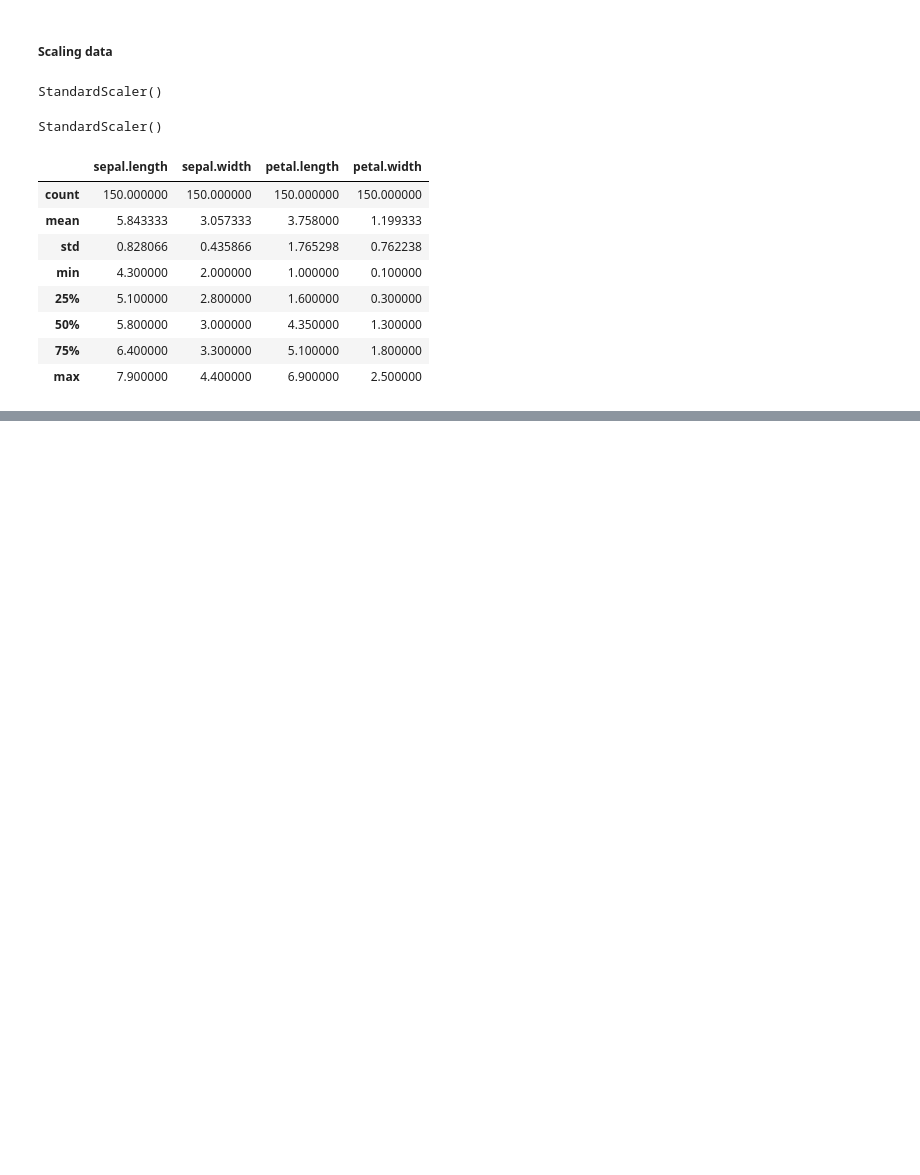
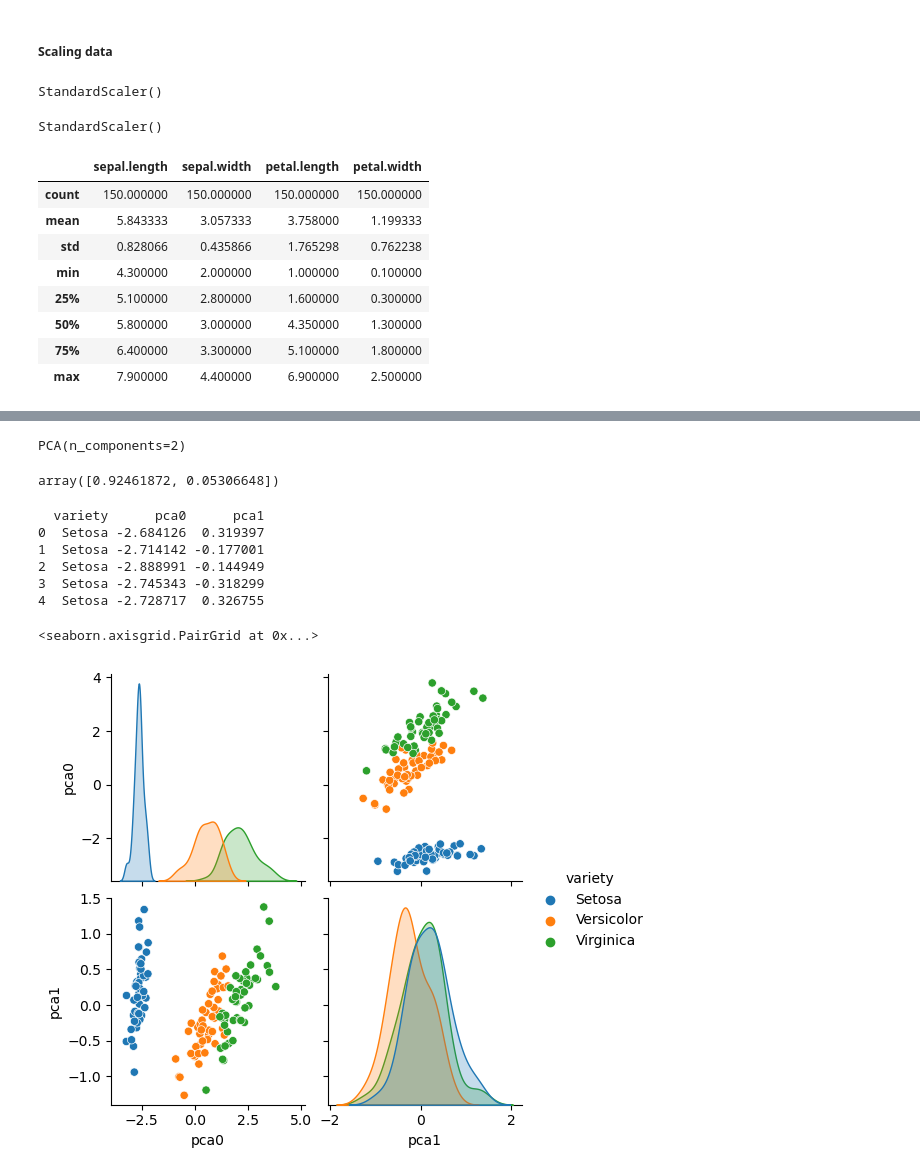
Before and after one commit to pcsukumar/mlprojects, a Jupyter notebook: tasks.ipynb, the cells around one changed output, grey strips where cells are left out. Cells and saved outputs as stored; diff of their text form; code cells hidden in the pictures; blank space fills up the shorter version.

```diff
--- a/tasks.ipynb
+++ b/tasks.ipynb
@@ -518,0 +533,36 @@ X.describe()
+# %%
+# Fit the data to PCA
+pca.fit(X)
+# %% [output]
+PCA(n_components=2)
+# %%
+# Show the variablity
+pca.explained_variance_ratio_
+# %% [output]
+array([0.92461872, 0.05306648])
+# %%
+# Transform X.
+X_pca = pca.transform(X)
+# %%
+# Original varity
+df_pca = pd.DataFrame(df[['variety']])
+
+# Incorporate PCA variables into the df
+df_pca['pca0'] = X_pca[:, 0]
+df_pca['pca1'] = X_pca[:, 1]
+
+# Show.
+print(df_pca.head())
+# %% [output]
+  variety      pca0      pca1
+0  Setosa -2.684126  0.319397
+1  Setosa -2.714142 -0.177001
+2  Setosa -2.888991 -0.144949
+3  Setosa -2.745343 -0.318299
+4  Setosa -2.728717  0.326755
+# %%
+# Pair plot.
+sns.pairplot(df_pca, hue='variety')
+# %% [output]
+<seaborn.axisgrid.PairGrid at 0x...>
+[figure, added]
```
Also changed, not shown: parts of 5 cells of this notebook.
